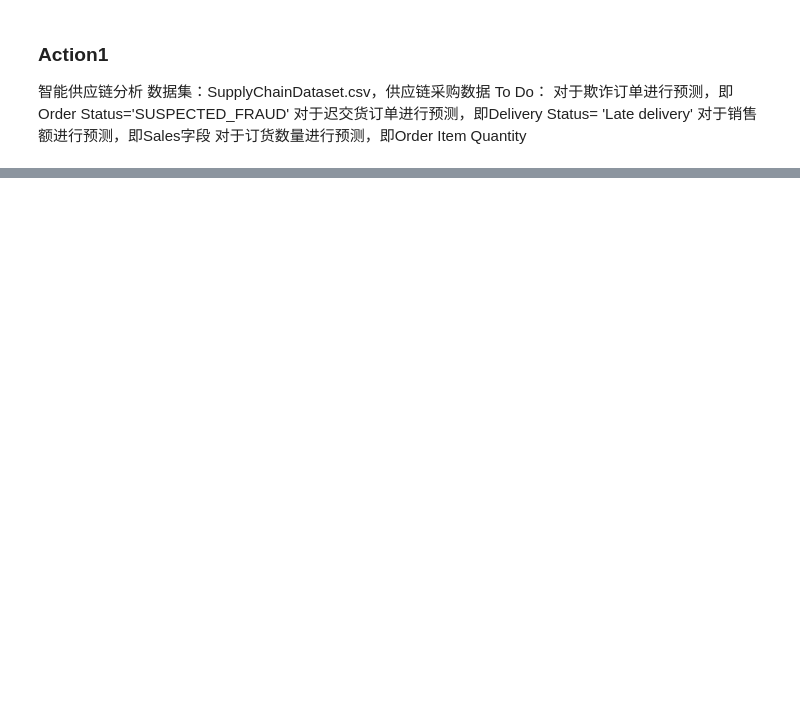
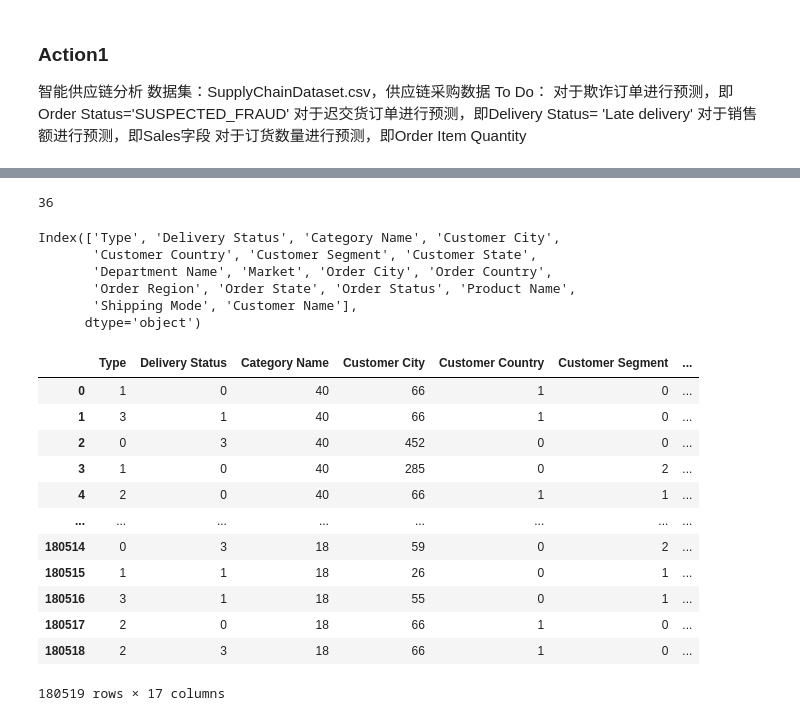
Before and after one commit to ruizhuwu/BI, a Jupyter notebook: week10/homework2.ipynb, the cells around one changed output, grey strips where cells are left out. Drawn from its saved outputs; the diff is of its cells as text; code cells hidden in the pictures; blank space fills up the shorter version.

```diff
--- a/week10/homework2.ipynb
+++ b/week10/homework2.ipynb
@@ -39,0 +184,38 @@ train_data['late'].sum()
+# %%
+# 由于已经提取过年月日，可去掉order原始时间字段，而shipping date已经在Days for shipping中反映，同样可以去掉
+# 由于有地区信息，经纬度、街道等过于细节的内容意义不大，可以去掉
+train_data.drop(['Order Zipcode', 'order date (DateOrders)', 'shipping date (DateOrders)', 'order_month_year', 'Latitude', 'Longitude', 'Customer Street'], axis=1, inplace = True)
+len(train_data.columns)
+# %% [output]
+36
+# %%
+# 查看分类类型
+cat_cols = train_data.select_dtypes(include='object').columns
+cat_cols
+# %% [output]
+Index(['Type', 'Delivery Status', 'Category Name', 'Customer City',
+       'Customer Country', 'Customer Segment', 'Customer State',
+       'Department Name', 'Market', 'Order City', 'Order Country',
+       'Order Region', 'Order State', 'Order Status', 'Product Name',
+       'Shipping Mode', 'Customer Name'],
+      dtype='object')
+# %%
+from sklearn.preprocessing import LabelEncoder
+le = LabelEncoder()
+for cat in cat_cols:
+    train_data[cat] = le.fit_transform(train_data[cat])
+train_data[cat_cols]
+# %% [output]
+|  | Type | Delivery Status | Category Name | Customer City | Customer Country | Customer Segment | ... |
+| 0 | 1 | 0 | 40 | 66 | 1 | 0 | ... |
+| 1 | 3 | 1 | 40 | 66 | 1 | 0 | ... |
+| 2 | 0 | 3 | 40 | 452 | 0 | 0 | ... |
+| 3 | 1 | 0 | 40 | 285 | 0 | 2 | ... |
+| 4 | 2 | 0 | 40 | 66 | 1 | 1 | ... |
+| ... | ... | ... | ... | ... | ... | ... | ... |
+| 180514 | 0 | 3 | 18 | 59 | 0 | 2 | ... |
+| 180515 | 1 | 1 | 18 | 26 | 0 | 1 | ... |
+| 180516 | 3 | 1 | 18 | 55 | 0 | 1 | ... |
+| 180517 | 2 | 0 | 18 | 66 | 1 | 0 | ... |
+| 180518 | 2 | 3 | 18 | 66 | 1 | 0 | ... |
+180519 rows × 17 columns
```
Also changed, not shown: parts of 40 cells of this notebook.
